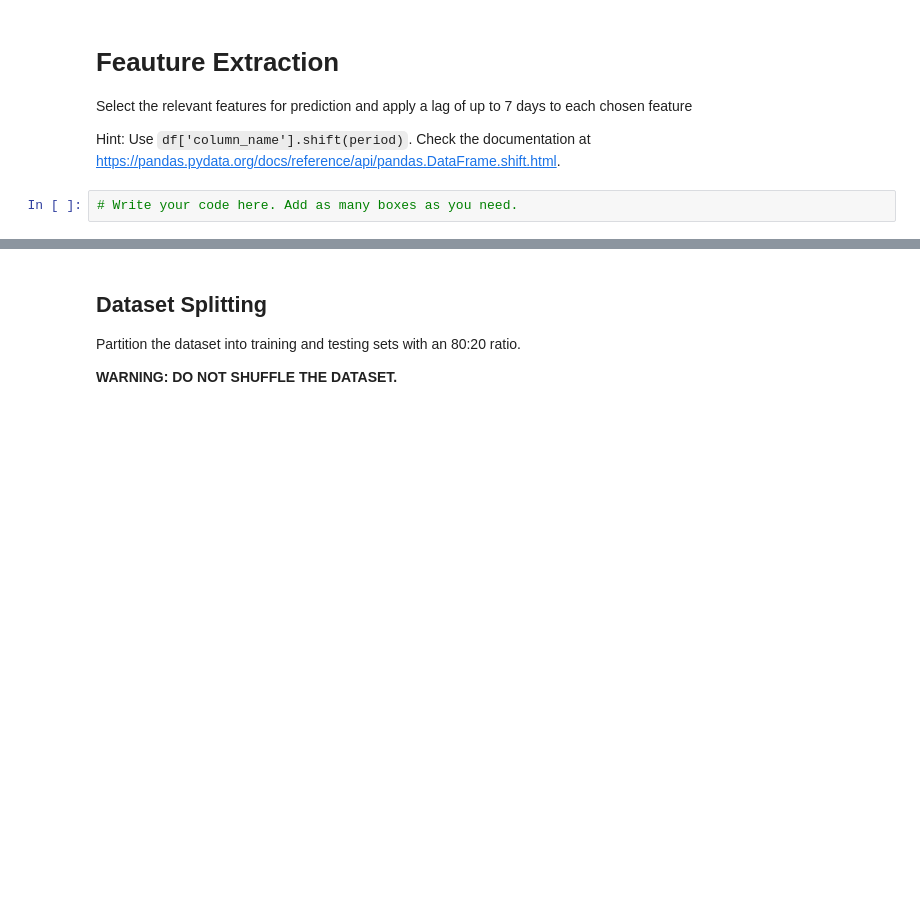
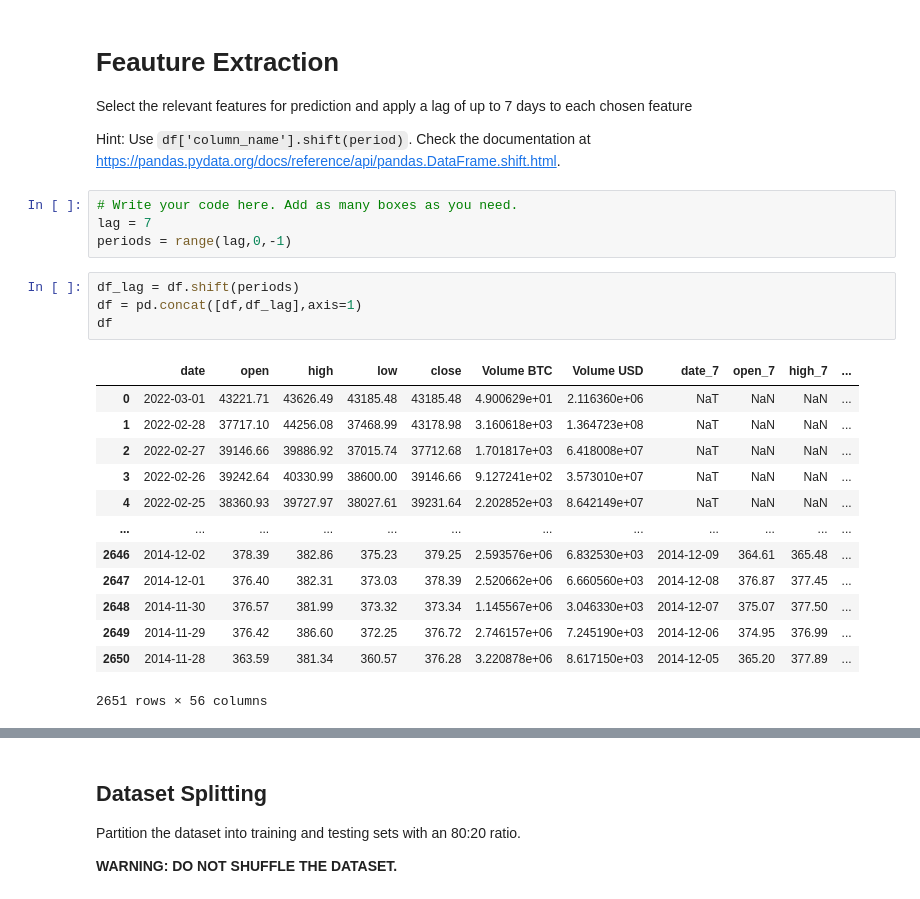
Before and after one commit to stojanov-d/vnp-labs, a Jupyter notebook: vtor-kolokvium/notebooks/Laboratory_exercise_3_10_12_2024.ipynb, the cells around one changed output, grey strips where cells are left out. Saved outputs shown, nothing was run; the diff lists cells and outputs as text; blank space fills up the shorter version.

```diff
--- a/vtor-kolokvium/notebooks/Laboratory_exercise_3_10_12_2024.ipynb
+++ b/vtor-kolokvium/notebooks/Laboratory_exercise_3_10_12_2024.ipynb
@@ -39,3 +102,23 @@ Select the relevant features for prediction and apply a lag of up to 7 days to e
 Hint: Use `df['column_name'].shift(period)`. Check the documentation at https://pandas.pydata.org/docs/reference/api/pandas.DataFrame.shift.html.
 # %%
 # Write your code here. Add as many boxes as you need.
+lag = 7
+periods = range(lag,0,-1)
+# %%
+df_lag = df.shift(periods)
+df = pd.concat([df,df_lag],axis=1)
+df
+# %% [output]
+|  | date | open | high | low | close | Volume BTC | Volume USD | date_7 | open_7 | high_7 | ... |
+| 0 | 2022-03-01 | 43221.71 | 43626.49 | 43185.48 | 43185.48 | 4.900629e+01 | 2.116360e+06 | NaT | NaN | NaN | ... |
+| 1 | 2022-02-28 | 37717.10 | 44256.08 | 37468.99 | 43178.98 | 3.160618e+03 | 1.364723e+08 | NaT | NaN | NaN | ... |
+| 2 | 2022-02-27 | 39146.66 | 39886.92 | 37015.74 | 37712.68 | 1.701817e+03 | 6.418008e+07 | NaT | NaN | NaN | ... |
+| 3 | 2022-02-26 | 39242.64 | 40330.99 | 38600.00 | 39146.66 | 9.127241e+02 | 3.573010e+07 | NaT | NaN | NaN | ... |
+| 4 | 2022-02-25 | 38360.93 | 39727.97 | 38027.61 | 39231.64 | 2.202852e+03 | 8.642149e+07 | NaT | NaN | NaN | ... |
+| ... | ... | ... | ... | ... | ... | ... | ... | ... | ... | ... | ... |
+| 2646 | 2014-12-02 | 378.39 | 382.86 | 375.23 | 379.25 | 2.593576e+06 | 6.832530e+03 | 2014-12-09 | 364.61 | 365.48 | ... |
+| 2647 | 2014-12-01 | 376.40 | 382.31 | 373.03 | 378.39 | 2.520662e+06 | 6.660560e+03 | 2014-12-08 | 376.87 | 377.45 | ... |
+| 2648 | 2014-11-30 | 376.57 | 381.99 | 373.32 | 373.34 | 1.145567e+06 | 3.046330e+03 | 2014-12-07 | 375.07 | 377.50 | ... |
+| 2649 | 2014-11-29 | 376.42 | 386.60 | 372.25 | 376.72 | 2.746157e+06 | 7.245190e+03 | 2014-12-06 | 374.95 | 376.99 | ... |
+| 2650 | 2014-11-28 | 363.59 | 381.34 | 360.57 | 376.28 | 3.220878e+06 | 8.617150e+03 | 2014-12-05 | 365.20 | 377.89 | ... |
+2651 rows × 56 columns
```
Also changed, not shown: parts of 24 cells of this notebook.
